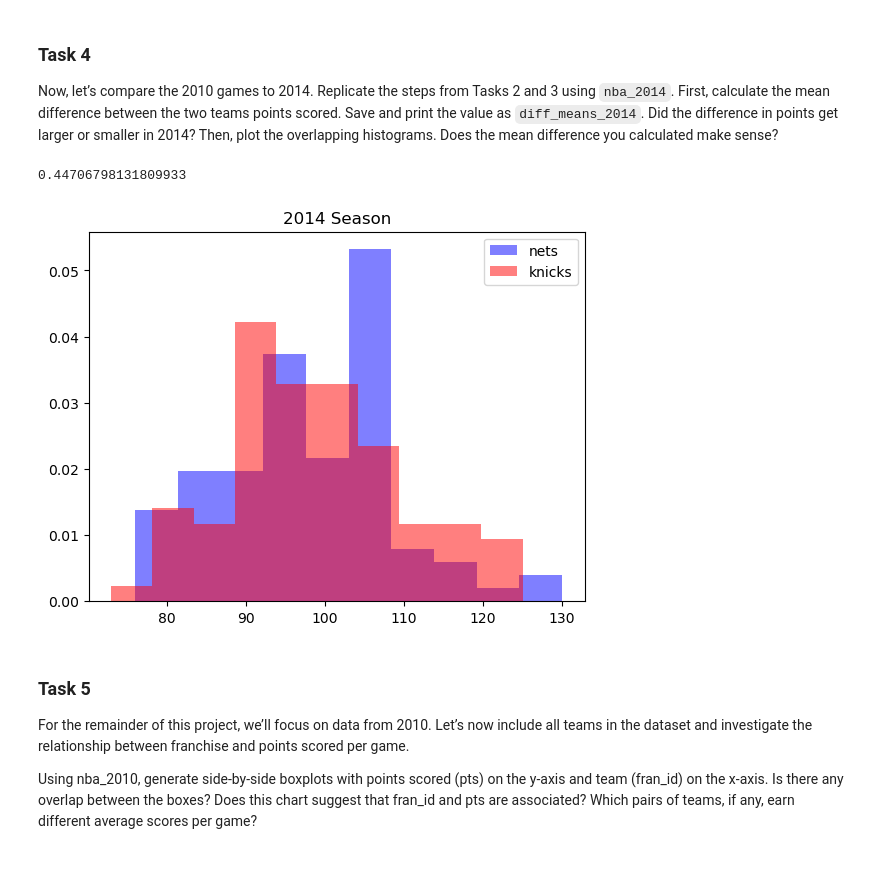
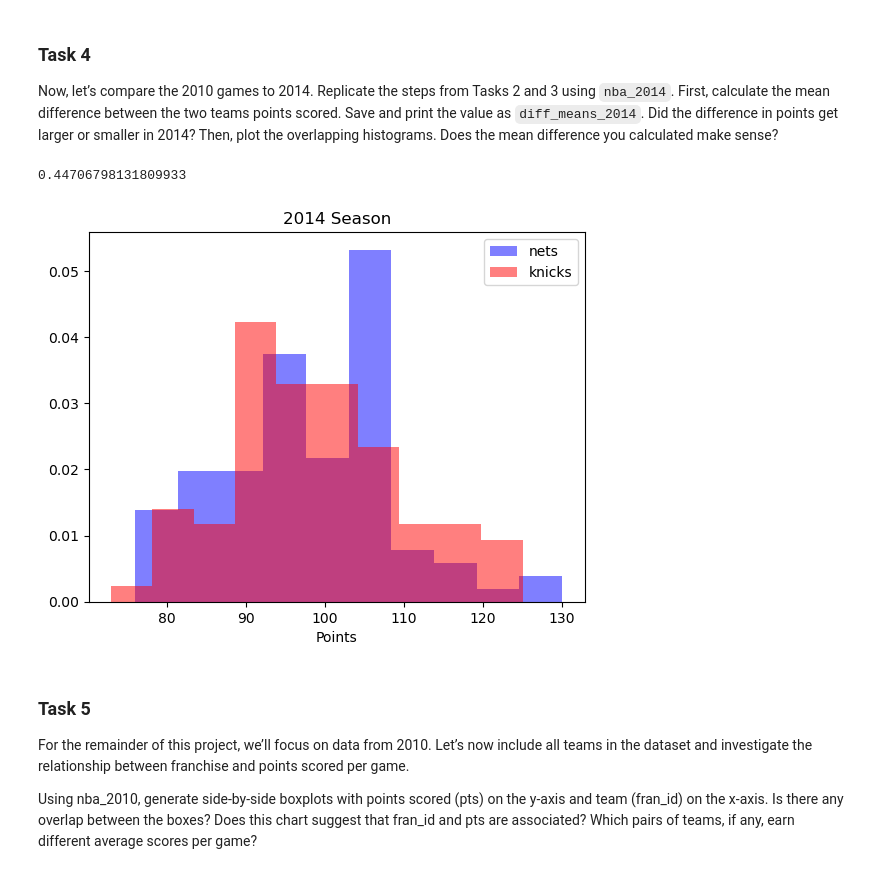
Before and after one commit to xre22zax/Self-Learn-Projects, a Jupyter notebook: Advance/NBA Trends Project/Codecademy_NBA_Trends_Project.ipynb, the cells around one changed output. Drawn from its saved outputs; the diff is of its cells as text; code cells hidden in the pictures.

```diff
--- a/Advance/NBA Trends Project/Codecademy_NBA_Trends_Project.ipynb
+++ b/Advance/NBA Trends Project/Codecademy_NBA_Trends_Project.ipynb
@@ -82,20 +83,21 @@ Now, let’s compare the 2010 games to 2014. Replicate the steps from Tasks 2 an
 # %%
 knicks_pts_2014 = nba_2014[nba_2014.fran_id == 'Knicks']['pts']
 nets_pts_2014 = nba_2014[nba_2014.fran_id == 'Nets']['pts']
 
 diff_means_2014 = knicks_pts_2014.mean() - nets_pts_2014.mean()
 print(diff_means_2014)
 
 
 plt.hist(nets_pts_2014, label='nets' ,color='blue', density=True, alpha=0.5)
 plt.hist(knicks_pts_2014, label='knicks' ,color='red', density=True, alpha=0.5)
+plt.xlabel("Points")
 plt.legend()
 plt.title("2014 Season")
 plt.show()
 plt.close()
 # %% [output]
 0.44706798131809933
-[figure, old version]
+[figure, new version]
 # %% [markdown]
 ### Task 5
 For the remainder of this project, we’ll focus on data from 2010. Let’s now include all teams in the dataset and investigate the relationship between franchise and points scored per game.
```
Also changed, not shown: parts of 2 cells of this notebook, 3 other files.
